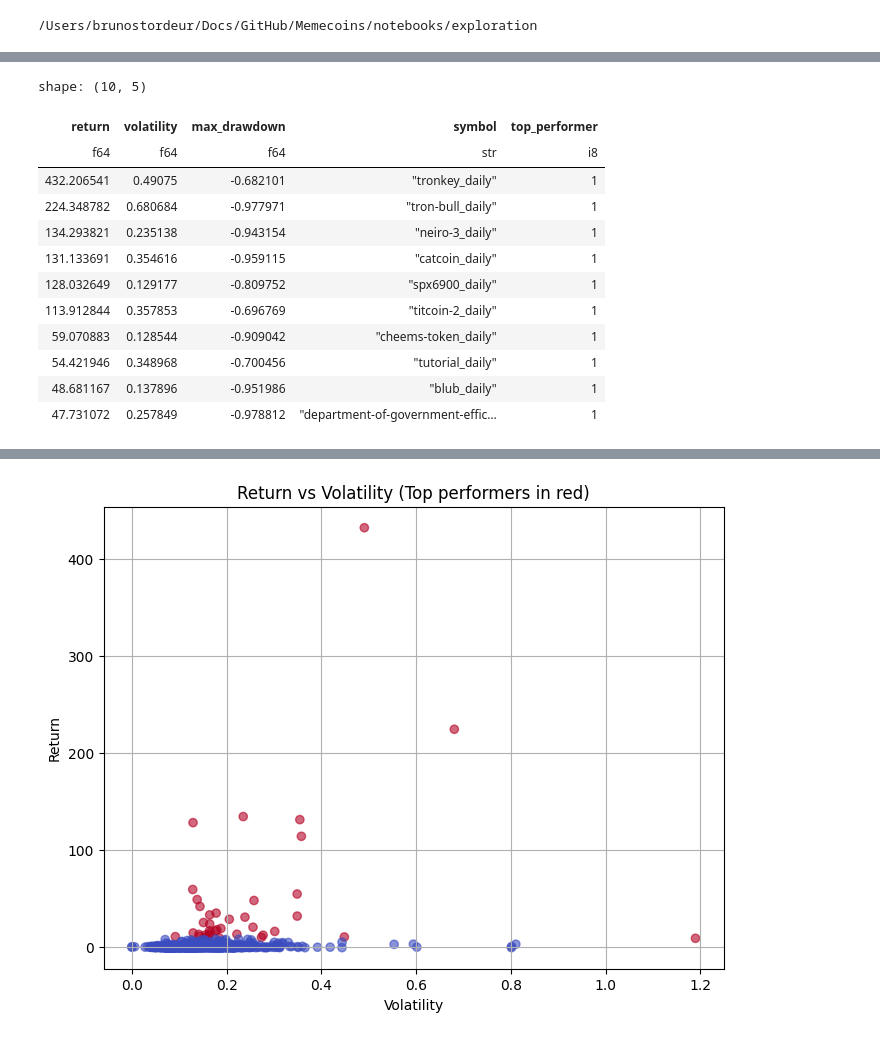
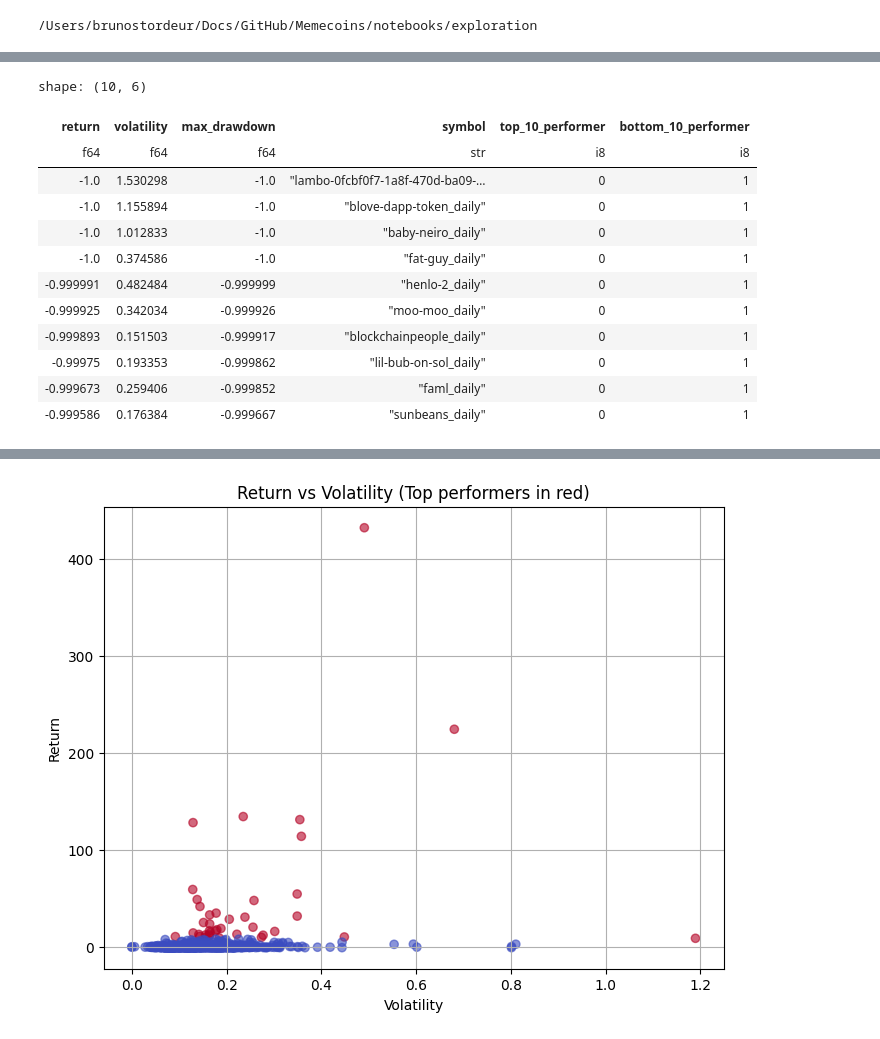
Before and after one commit to stordd13/Memecoins, a Jupyter notebook: notebooks/exploration/exploration.ipynb, the cells around one changed output, grey strips where cells are left out. Cells and saved outputs as stored; diff of their text form; code cells hidden in the pictures.

```diff
--- a/notebooks/exploration/exploration.ipynb
+++ b/notebooks/exploration/exploration.ipynb
@@ -28,7 +28,7 @@ import os
 """ history_folder = Path(f"{base_path}daily_data_1000/history/")
 parquet_files = glob.glob(os.path.join(history_folder, "**/*.parquet"), recursive=True)
 num_parquet_files = len(parquet_files) """
-history_folder = Path(f"{base_path}hourly_data_300/history/")
+history_folder = Path(f"{base_path}data/full_daily_data/history/")
 parquet_files = glob.glob(os.path.join(history_folder, "**/*.parquet"), recursive=True)
 num_parquet_files = len(parquet_files)
 print(f"Number of Parquet files found: {num_parquet_files}")
@@ -51,0 +78,14 @@ shape: (5, 4)
+# %%
+results = []
+for file in tqdm(relevant_files):
+    symbol = file.stem
+    try:
+        df = pl.read_parquet(file)
+        metrics = compute_metrics(df)  # or extract_features(df)
+        if metrics:
+            metrics["symbol"] = symbol
+            results.append(metrics)
+    except Exception:
+        continue
+
+metrics_df = pl.DataFrame(results)
@@ -55,8 +102,7 @@ from pathlib import Path
 import numpy as np
 from tqdm.notebook import tqdm
 
-# --- Paths ---
-history_folder = Path(f"{base_path}daily_data_1000/history/")
+
 files = list(history_folder.glob("*.parquet"))
 
 # --- Metric Computation ---
@@ -88,7 +134,7 @@ def compute_metrics(df: pl.DataFrame) -> dict:
 # --- Loop over all files ---
 results = []
 
-for file in tqdm(files):
+for file in tqdm(relevant_files):
     symbol = file.stem  # unique memecoin identifier
     print(symbol)
     try:
@@ -140,27 +186,28 @@ shape: (10, 4)
 # %%
-threshold = metrics_df.select(
-    pl.col("return").quantile(0.95, interpolation="nearest")
-).item()
+top_10_threshold = metrics_df.select(pl.col("return").quantile(0.9, interpolation="nearest")).item()
+bottom_10_threshold = metrics_df.select(pl.col("return").quantile(0.1, interpolation="nearest")).item()
 
-metrics_df = metrics_df.with_columns(
-    (pl.col("return") >= threshold).cast(pl.Int8).alias("top_performer")
-)
+metrics_df = metrics_df.with_columns([
+    (pl.col("return") >= top_10_threshold).cast(pl.Int8).alias("top_10_performer"),
+    (pl.col("return") <= bottom_10_threshold).cast(pl.Int8).alias("bottom_10_performer")
+])
 
-metrics_df.sort("return", descending=True).head(10)
+#metrics_df.sort("return", descending=True).head(10)
+metrics_df.sort("return", descending=False).head(10)
 # %% [output]
-shape: (10, 5)
+shape: (10, 6)
-| return | volatility | max_drawdown | symbol | top_performer |
-| f64 | f64 | f64 | str | i8 |
-| 432.206541 | 0.49075 | -0.682101 | "tronkey_daily" | 1 |
-| 224.348782 | 0.680684 | -0.977971 | "tron-bull_daily" | 1 |
-| 134.293821 | 0.235138 | -0.943154 | "neiro-3_daily" | 1 |
-| 131.133691 | 0.354616 | -0.959115 | "catcoin_daily" | 1 |
-| 128.032649 | 0.129177 | -0.809752 | "spx6900_daily" | 1 |
-| 113.912844 | 0.357853 | -0.696769 | "titcoin-2_daily" | 1 |
-| 59.070883 | 0.128544 | -0.909042 | "cheems-token_daily" | 1 |
-| 54.421946 | 0.348968 | -0.700456 | "tutorial_daily" | 1 |
-| 48.681167 | 0.137896 | -0.951986 | "blub_daily" | 1 |
-| 47.731072 | 0.257849 | -0.978812 | "department-of-government-effic… | 1 |
+| return | volatility | max_drawdown | symbol | top_10_performer | bottom_10_performer |
+| f64 | f64 | f64 | str | i8 | i8 |
+| -1.0 | 1.530298 | -1.0 | "lambo-0fcbf0f7-1a8f-470d-ba09-… | 0 | 1 |
+| -1.0 | 1.155894 | -1.0 | "blove-dapp-token_daily" | 0 | 1 |
+| -1.0 | 1.012833 | -1.0 | "baby-neiro_daily" | 0 | 1 |
+| -1.0 | 0.374586 | -1.0 | "fat-guy_daily" | 0 | 1 |
+| -0.999991 | 0.482484 | -0.999999 | "henlo-2_daily" | 0 | 1 |
+| -0.999925 | 0.342034 | -0.999926 | "moo-moo_daily" | 0 | 1 |
+| -0.999893 | 0.151503 | -0.999917 | "blockchainpeople_daily" | 0 | 1 |
+| -0.99975 | 0.193353 | -0.999862 | "lil-bub-on-sol_daily" | 0 | 1 |
+| -0.999673 | 0.259406 | -0.999852 | "faml_daily" | 0 | 1 |
+| -0.999586 | 0.176384 | -0.999667 | "sunbeans_daily" | 0 | 1 |
 # %%
 list(metrics_df.filter(pl.col("top_performer")==1).select("symbol"))
 # %% [output]
```
Also changed, not shown: parts of 8 cells of this notebook, 15 other files.
